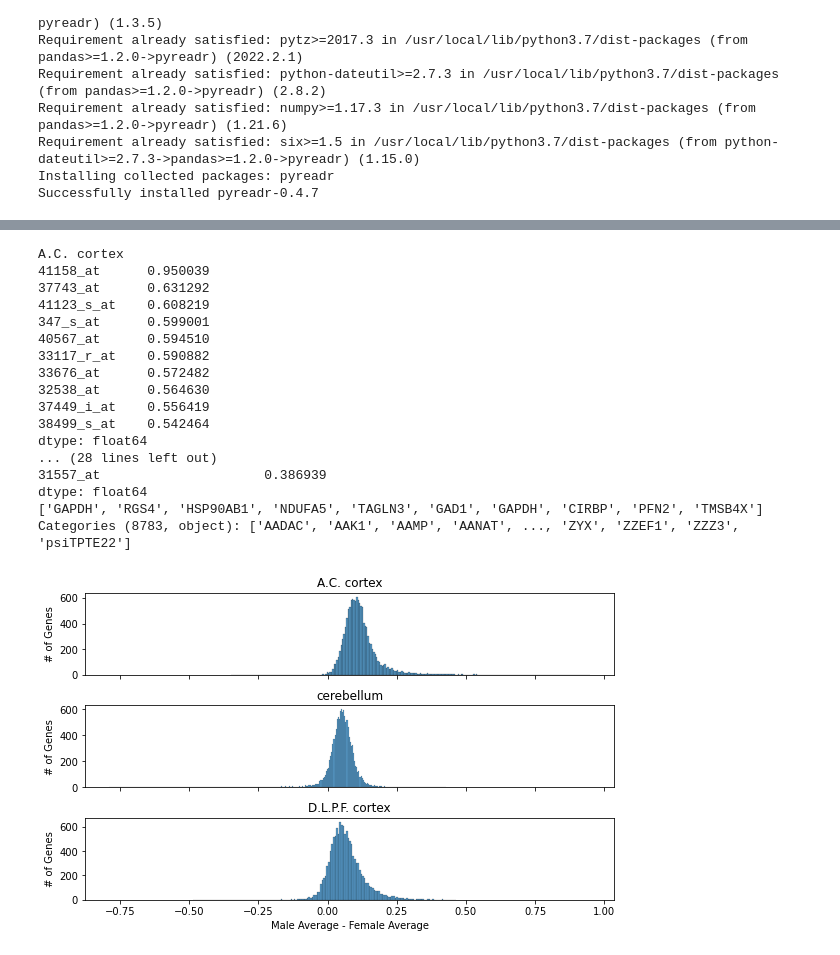
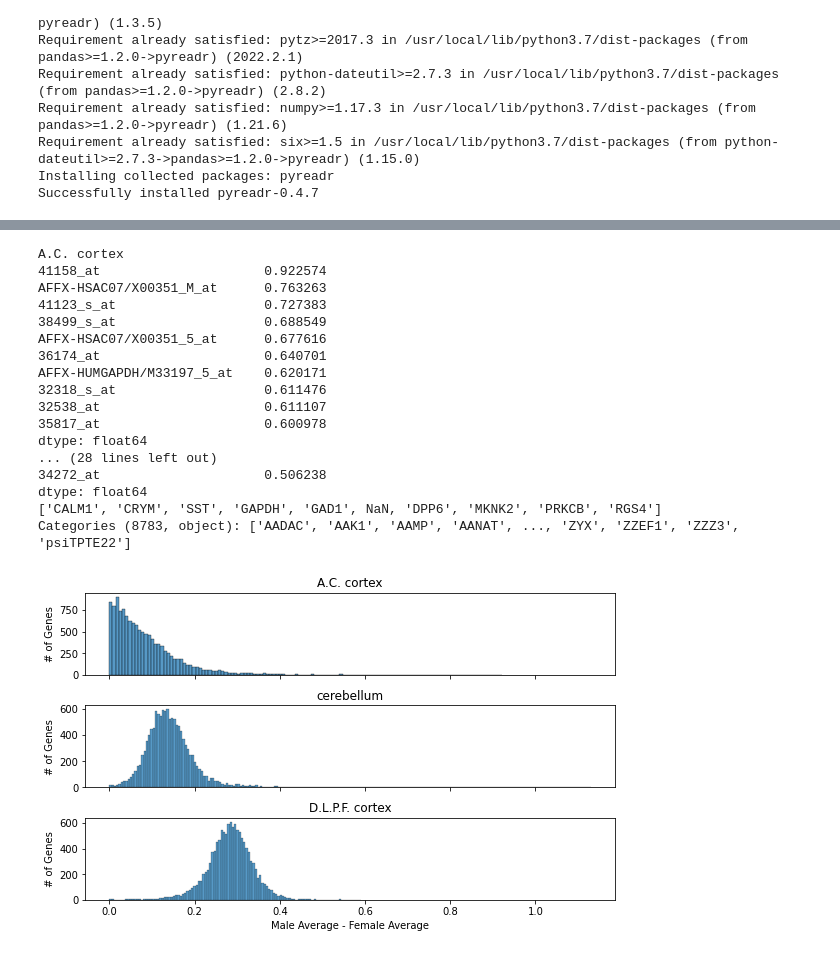
Before and after one commit to unique-subedi/604-gene-expression, a Jupyter notebook: Vinod_gene_expression_master.ipynb, the cells around one changed output, grey strips where cells are left out. Saved outputs shown, nothing was run; the diff lists cells and outputs as text; code cells hidden in the pictures.

```diff
--- a/Vinod_gene_expression_master.ipynb
+++ b/Vinod_gene_expression_master.ipynb
@@ -36,0 +34,6 @@ genes_Y_crom = genes[genes.chrom == "Y"].index
+# %%
+genes_Y_crom = genes[genes.chrom == "Y"].index
+genes_bac_index = genes[genes.chrom.isnull()].index
+mean_bac_exp = expression[genes_bac_index].mean(axis=1)
+print(mean_bac_exp)
+expression_norm =  expression - mean_bac_exp.values[:, None]
@@ -36,0 +53,28 @@ genes_Y_crom = genes[genes.chrom == "Y"].index
+# %%
+express_norm_samp = pd.concat([expression_norm, samples], axis=1)
+
+express_norm_samp.head()
+fig, axs = plt.subplots(3, 1, figsize=(8, 5), constrained_layout=True, sharex='all')
+express_samp_loc = express_norm_samp
+# print(express_samp_UM.head())
+c = 0
+for tissue in express_samp_loc["region"].unique():
+  print(tissue)
+  df_male = express_samp_loc[(express_samp_loc.region == tissue) & (express_samp_loc.sex == "male")]
+  df_female = express_samp_loc[(express_samp_loc.region == tissue) & (express_samp_loc.sex == "female")]
+
+  male_mean = expression_norm.loc[df_male.index].mean()
+  female_mean = expression_norm.loc[df_female.index].mean()
+
+  diff = np.abs(male_mean - female_mean)
+  sns.histplot(diff, ax = axs[c])
+  axs[c].set_title(tissue)
+  axs[c].set_xlabel("Male Average - Female Average")
+  axs[c].set_ylabel("# of Genes")
+  diff = diff.sort_values(ascending=False)
+  top_10 = diff.iloc[:10]
+  print(top_10)
+  op_genes = genes.loc[top_10.keys()].loc[:, 'chrom'].values
+  print(op_genes)
+  print("")
+  c += 1
@@ -39,45 +102,45 @@ express_samp = pd.concat([expression, samples], axis=1)
 
 express_samp.head()
 fig, axs = plt.subplots(3, 1, figsize=(8, 5), constrained_layout=True, sharex='all')
-express_samp_UM = express_samp[express_samp.lab == "Michigan"]
+express_samp_UM = express_samp[express_samp.lab == "Irvine"]
 # print(express_samp_UM.head())
 c = 0
 for tissue in express_samp_UM["region"].unique():
   print(tissue)
   df_male = express_samp_UM[(express_samp_UM.region == tissue) & (express_samp_UM.sex == "male")]
   df_female = express_samp_UM[(express_samp_UM.region == tissue) & (express_samp_UM.sex == "female")]
 
   male_mean = expression.loc[df_male.index].mean().drop(genes_Y_crom)
   female_mean = expression.loc[df_female.index].mean().drop(genes_Y_crom)
 
-  diff = male_mean - female_mean
+  diff = np.abs(male_mean - female_mean)
   sns.histplot(diff, ax = axs[c])
   axs[c].set_title(tissue)
   axs[c].set_xlabel("Male Average - Female Average")
   axs[c].set_ylabel("# of Genes")
   diff = diff.sort_values(ascending=False)
   top_10 = diff.iloc[:10]
   print(top_10)
   op_genes = genes.loc[top_10.keys()].loc[:, 'sym'].values
   print(op_genes)
   print("")
   c += 1
 # %% [output]
 A.C. cortex
-41158_at      0.950039
-37743_at      0.631292
-41123_s_at    0.608219
-347_s_at      0.599001
-40567_at      0.594510
-33117_r_at    0.590882
-33676_at      0.572482
-32538_at      0.564630
-37449_i_at    0.556419
-38499_s_at    0.542464
+41158_at                     0.922574
+AFFX-HSAC07/X00351_M_at      0.763263
+41123_s_at                   0.727383
+38499_s_at                   0.688549
+AFFX-HSAC07/X00351_5_at      0.677616
+36174_at                     0.640701
+AFFX-HUMGAPDH/M33197_5_at    0.620171
+32318_s_at                   0.611476
+32538_at                     0.611107
+35817_at                     0.600978
 dtype: float64
 ... (28 lines left out)
-31557_at                     0.386939
+34272_at                     0.506238
 dtype: float64
-['GAPDH', 'RGS4', 'HSP90AB1', 'NDUFA5', 'TAGLN3', 'GAD1', 'GAPDH', 'CIRBP', 'PFN2', 'TMSB4X']
+['CALM1', 'CRYM', 'SST', 'GAPDH', 'GAD1', NaN, 'DPP6', 'MKNK2', 'PRKCB', 'RGS4']
 Categories (8783, object): ['AADAC', 'AAK1', 'AAMP', 'AANAT', ..., 'ZYX', 'ZZEF1', 'ZZZ3', 'psiTPTE22']
-[figure, old version]
+[figure, new version]
```
Also changed, not shown: parts of 4 cells of this notebook.
